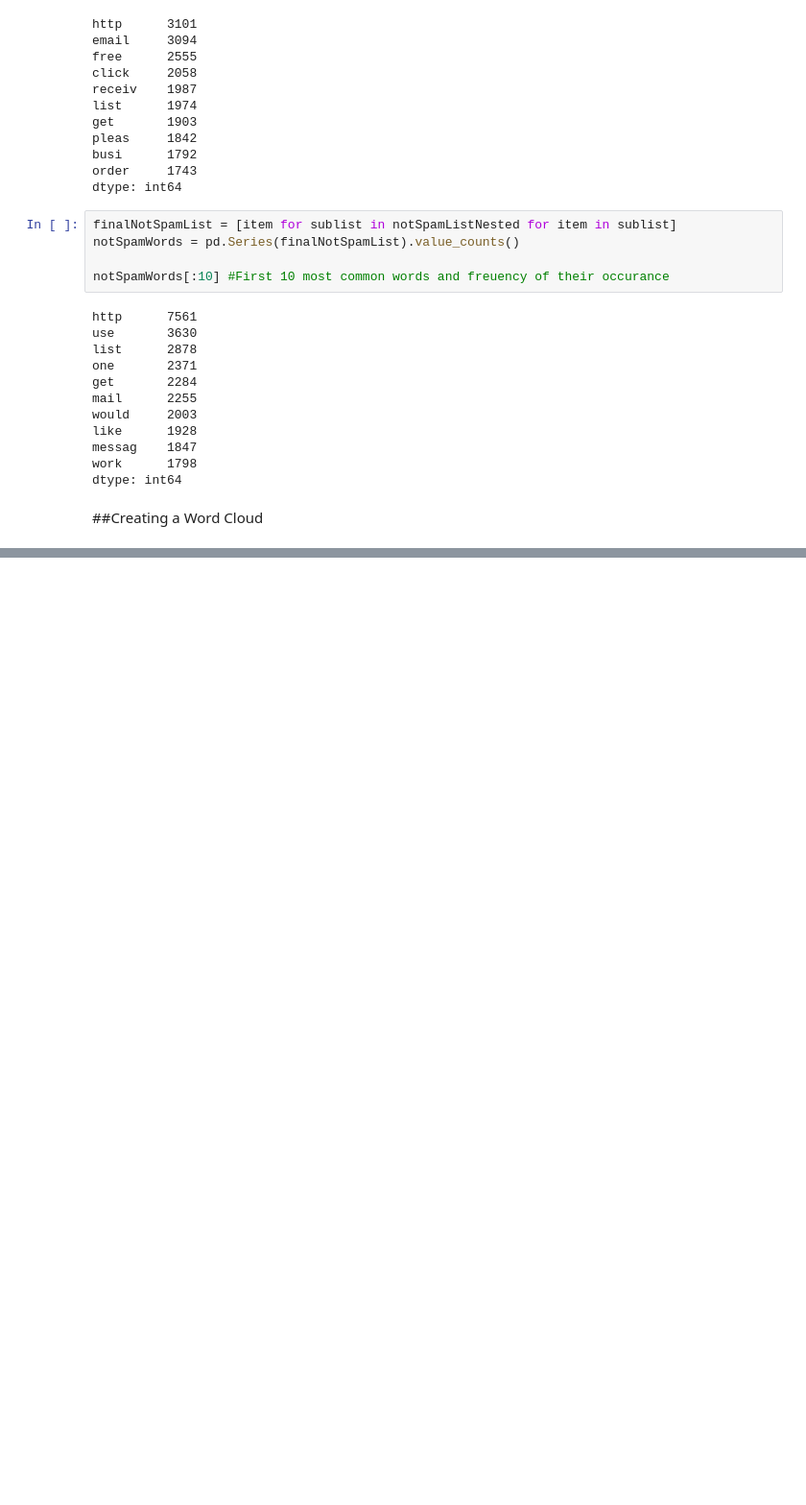
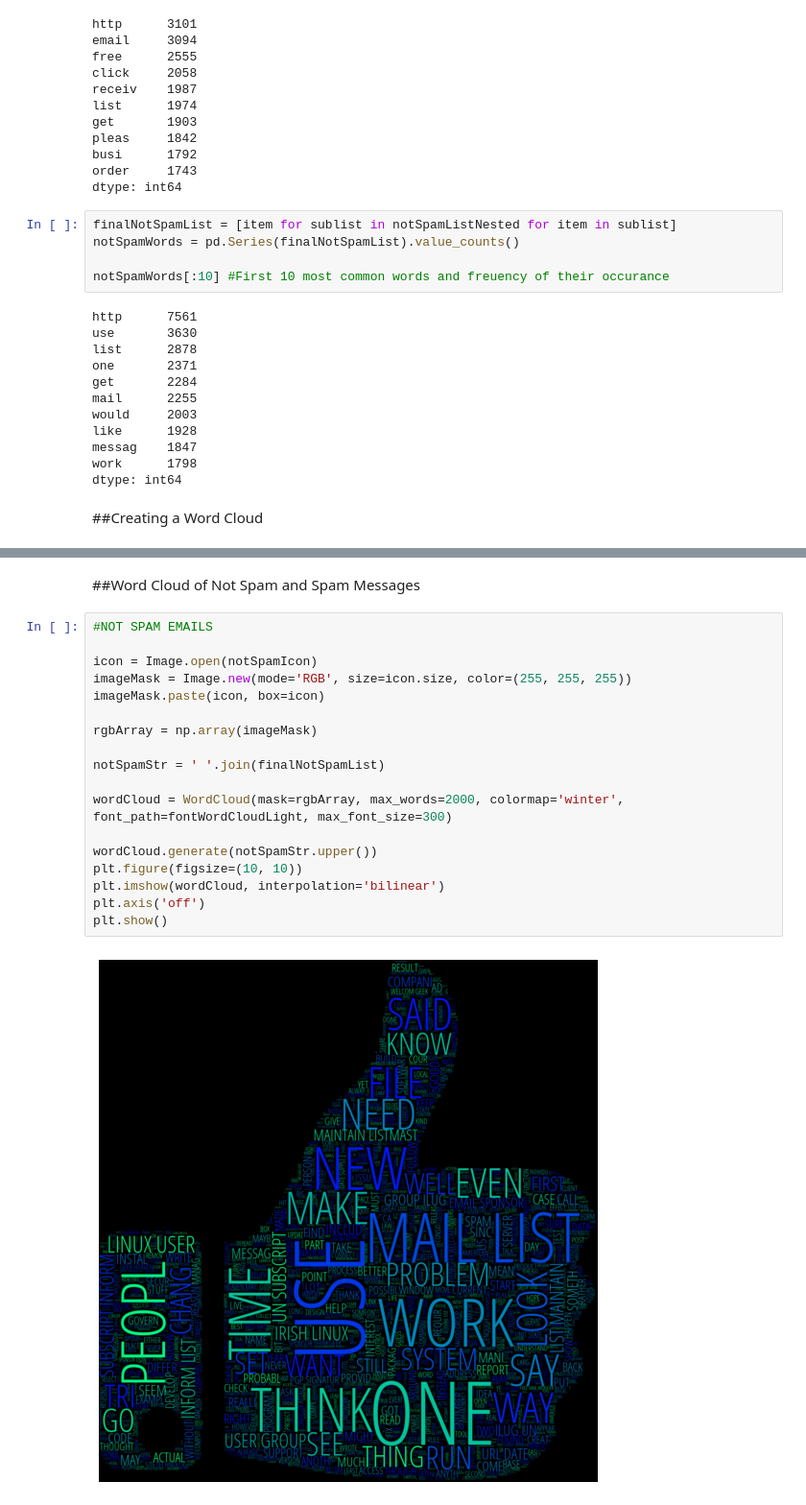
Before and after one commit to makhijakabir/machine-learning, a Jupyter notebook: bayesClassifierESF.ipynb, the cells around one changed output, grey strips where cells are left out. Shown: that part at 96% size. Cells and saved outputs as stored; diff of their text form; blank space fills up the shorter version.

```diff
--- a/bayesClassifierESF.ipynb
+++ b/bayesClassifierESF.ipynb
@@ -498,0 +507,22 @@ plt.show()
+# %% [markdown]
+##Word Cloud of Not Spam and Spam Messages
+# %%
+#NOT SPAM EMAILS
+
+icon = Image.open(notSpamIcon)
+imageMask = Image.new(mode='RGB', size=icon.size, color=(255, 255, 255))
+imageMask.paste(icon, box=icon)
+
+rgbArray = np.array(imageMask)
+
+notSpamStr = ' '.join(finalNotSpamList)
+
+wordCloud = WordCloud(mask=rgbArray, max_words=2000, colormap='winter', font_path=fontWordCloudLight, max_font_size=300)
+
+wordCloud.generate(notSpamStr.upper())
+plt.figure(figsize=(10, 10))
+plt.imshow(wordCloud, interpolation='bilinear')
+plt.axis('off')
+plt.show()
+# %% [output]
+[figure, added]
```
Also changed, not shown: parts of 10 cells of this notebook.
